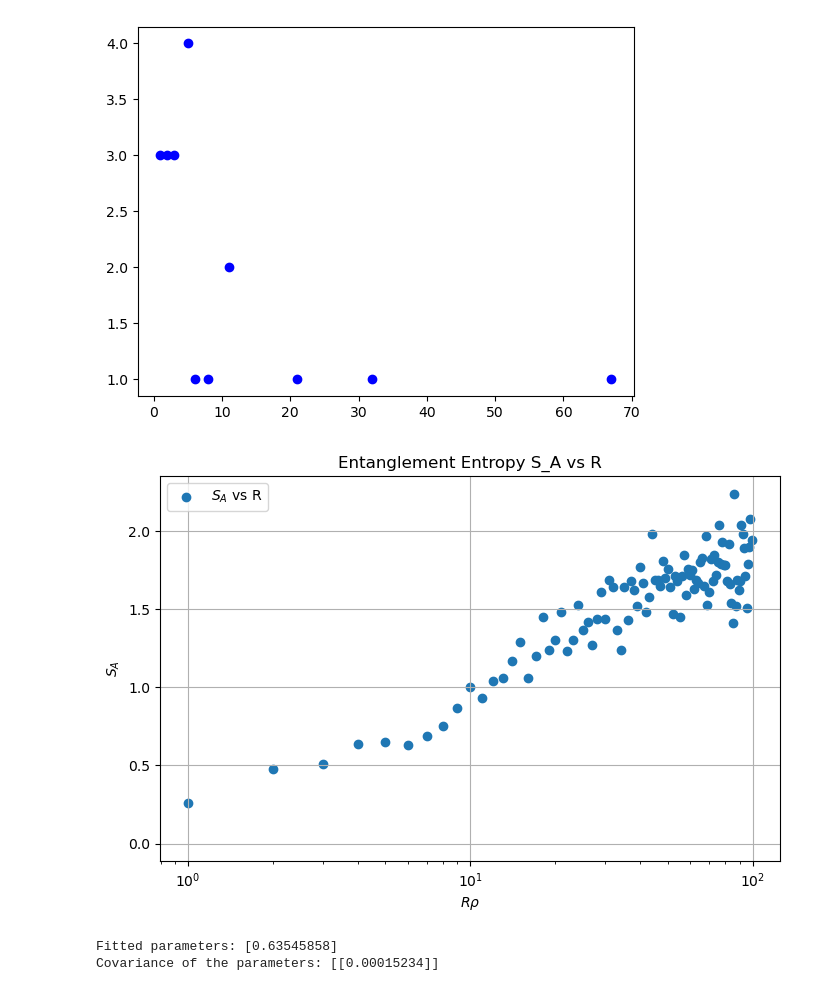
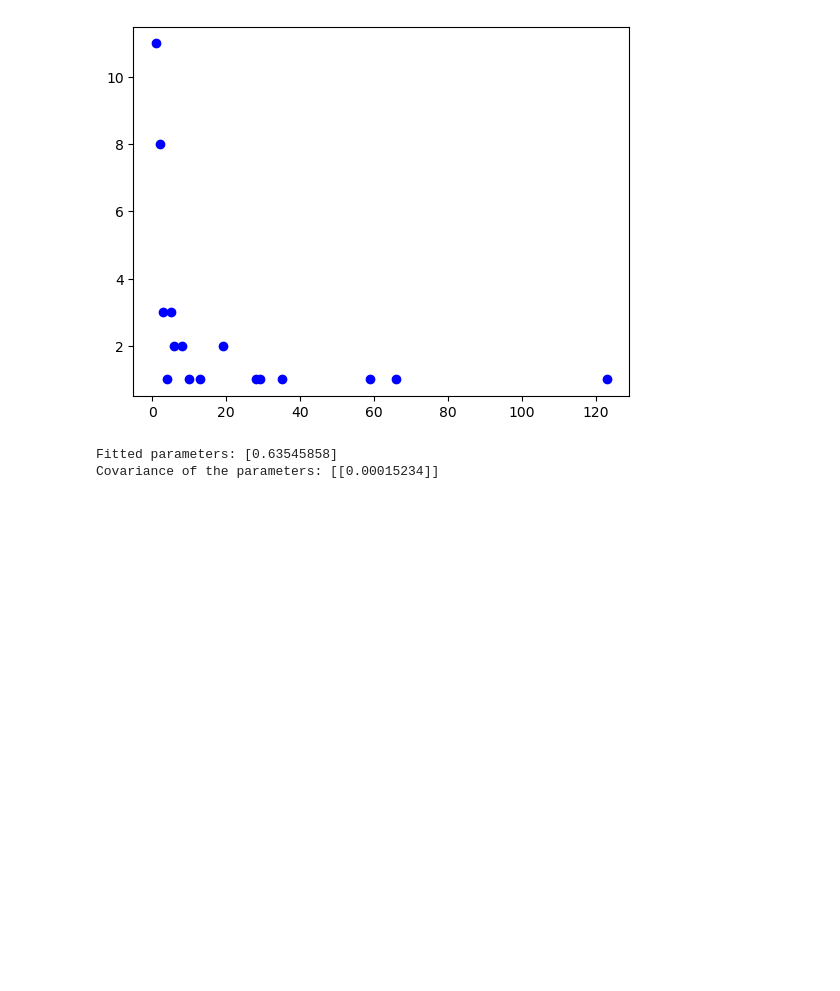
Before and after one commit to toM0dots/Majorana-Braiding, a Jupyter notebook: Majorana_knotting.ipynb, the cells around one changed output. Drawn from its saved outputs; the diff is of its cells as text; code cells hidden in the pictures; blank space fills up the shorter version.

```diff
--- a/Majorana_knotting.ipynb
+++ b/Majorana_knotting.ipynb
@@ -216,7 +216,7 @@ def S_A(chain, R):
             #     S_A += 1/2
     return S_A
 # %%
-chain = chain_builder(40, 4)
+chain = chain_builder(80, 4)
 chain_t = evolution(chain, 8000)
 
 pair_data1, distance_counts1 = calculate_pair_distances(chain_t)
@@ -226,12 +226,12 @@ plt.scatter(distances1, counts1, label='Pair Distances', color='blue')
 plt.show()
 
 x =[]
-y= np.zeros(100, dtype=float)
+y= np.zeros(200, dtype=float)
 
-for i in range(100):
+for i in range(200):
     R = i
     x.append(R)
-    for t in range(1, 101):
+    for t in range(1, 200):
         chain_t = evolution(chain_t, t)
 
         S_A_value = S_A(chain_t, R)
@@ -255,5 +255,4 @@ Warning: Pair index None appears 120 times (expected 2).
-[figure, old version]
+[figure, new version]
-[figure, removed]
 # %%
 # to fit entanglement entropy
 def S_A_fit(x, a):
```
Also changed, not shown: parts of 1 cell of this notebook, 2 other files.
